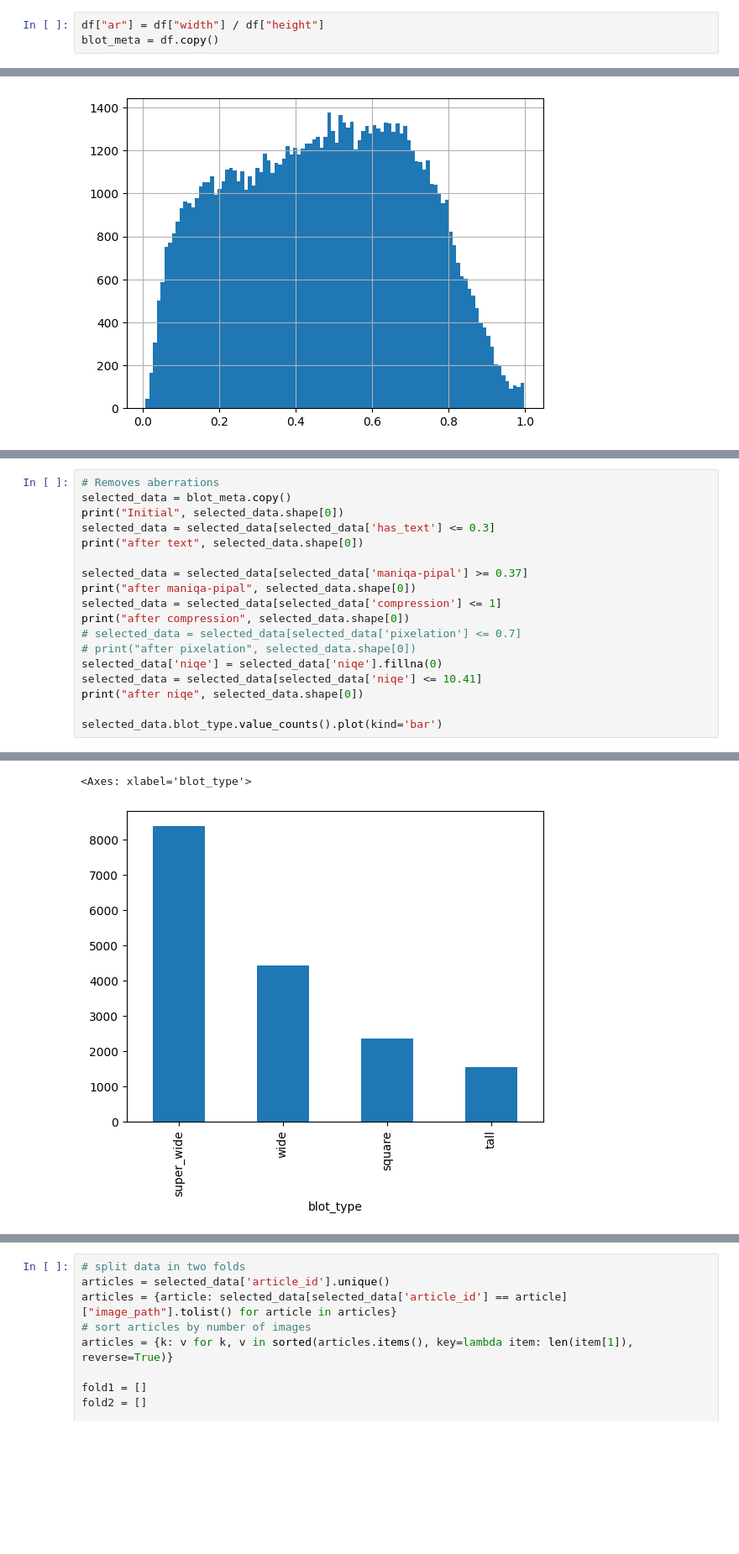
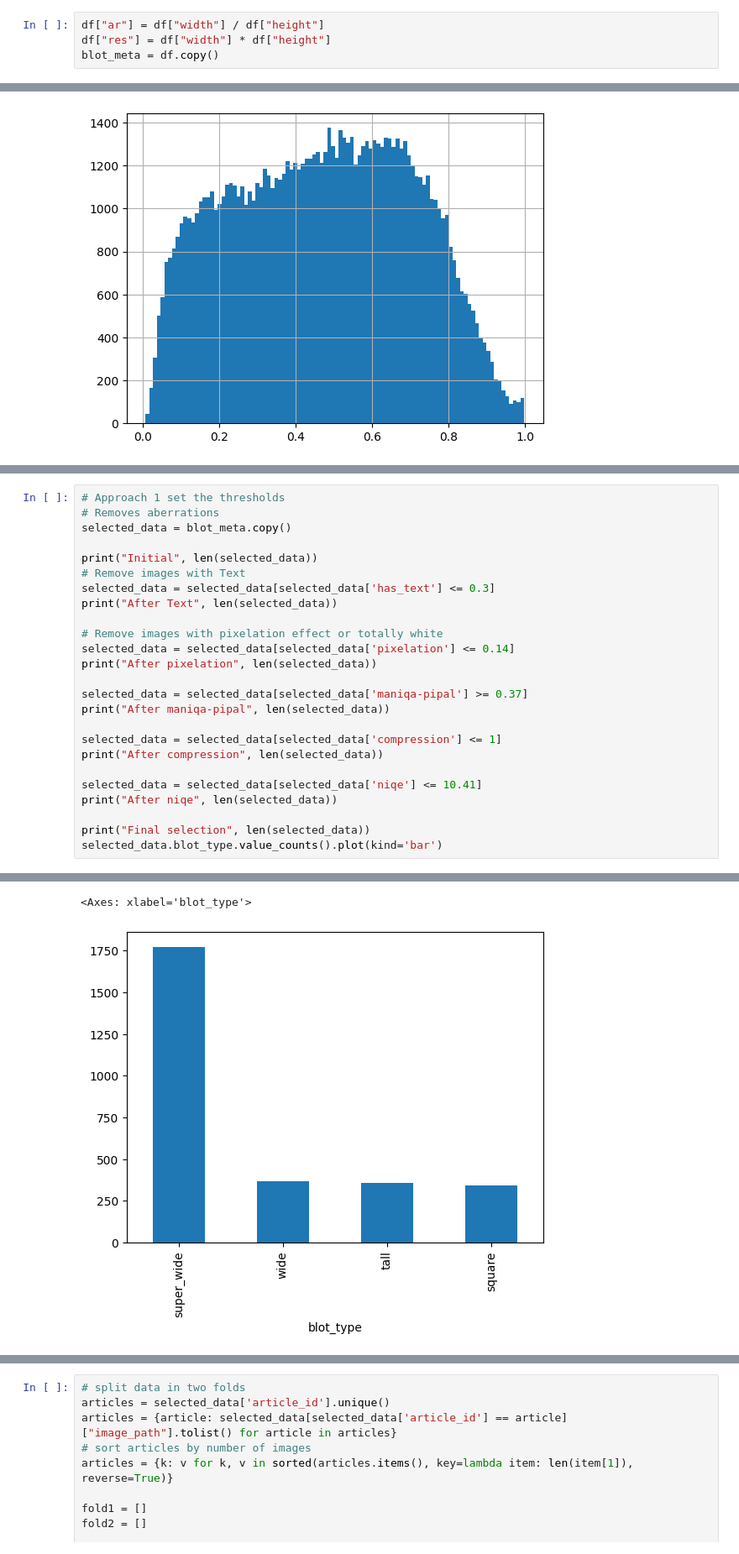
Before and after one commit to phillipecardenuto/sciint-iqa, a Jupyter notebook: notebooks/select_data.ipynb, the cells around one changed output, grey strips where cells are left out. Shown: that part at 84% size. Saved outputs shown, nothing was run; the diff lists cells and outputs as text; blank space fills up the shorter version.

Commit message:
update select data

```diff
--- a/notebooks/select_data.ipynb
+++ b/notebooks/select_data.ipynb
@@ -11,5 +14,6 @@ df = pd.read_csv("../data/extracted-blots.csv")
 # %%
 df["ar"] = df["width"] / df["height"]
+df["res"] = df["width"] * df["height"]
 blot_meta = df.copy()
 # %% [markdown]
 - `square`: 0.75 ≤ AR ≤ 1.8
@@ -54,22 +59,29 @@ blot_meta[blot_meta['compression'] <10]['compression'].hist(bins=100)
 <Axes: >
 [figure]
 # %%
+# Approach 1 set the thresholds
 # Removes aberrations
 selected_data = blot_meta.copy()
-print("Initial", selected_data.shape[0])
+
+print("Initial", len(selected_data))
+# Remove images with Text
 selected_data = selected_data[selected_data['has_text'] <= 0.3]
-print("after text", selected_data.shape[0])
+print("After Text", len(selected_data))
+
+# Remove images with pixelation effect or totally white
+selected_data = selected_data[selected_data['pixelation'] <= 0.14]
+print("After pixelation", len(selected_data))
 
 selected_data = selected_data[selected_data['maniqa-pipal'] >= 0.37]
-print("after maniqa-pipal", selected_data.shape[0])
+print("After maniqa-pipal", len(selected_data))
+
 selected_data = selected_data[selected_data['compression'] <= 1]
-print("after compression", selected_data.shape[0])
-# selected_data = selected_data[selected_data['pixelation'] <= 0.7]
-# print("after pixelation", selected_data.shape[0])
-selected_data['niqe'] = selected_data['niqe'].fillna(0)
+print("After compression", len(selected_data))
+
 selected_data = selected_data[selected_data['niqe'] <= 10.41]
-print("after niqe", selected_data.shape[0])
+print("After niqe", len(selected_data))
 
+print("Final selection", len(selected_data))
 selected_data.blot_type.value_counts().plot(kind='bar')
 # %% [output]
 Initial 94942
@@ -80,2 +94,2 @@ after niqe 16715
 <Axes: xlabel='blot_type'>
-[figure, old version]
+[figure, new version]
```
Also changed, not shown: parts of 7 cells of this notebook.
